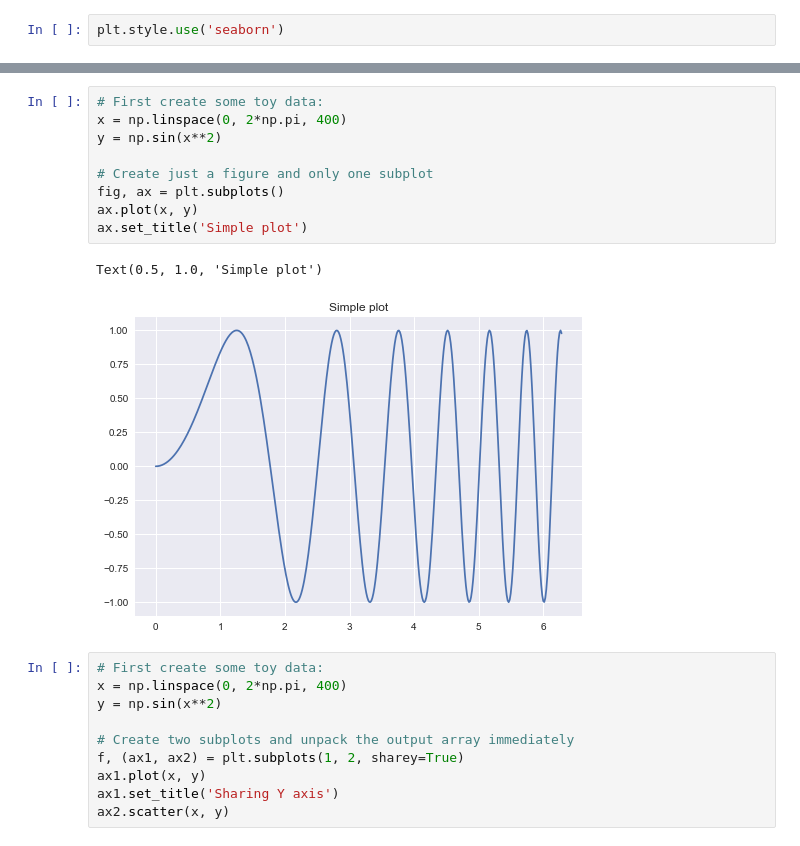
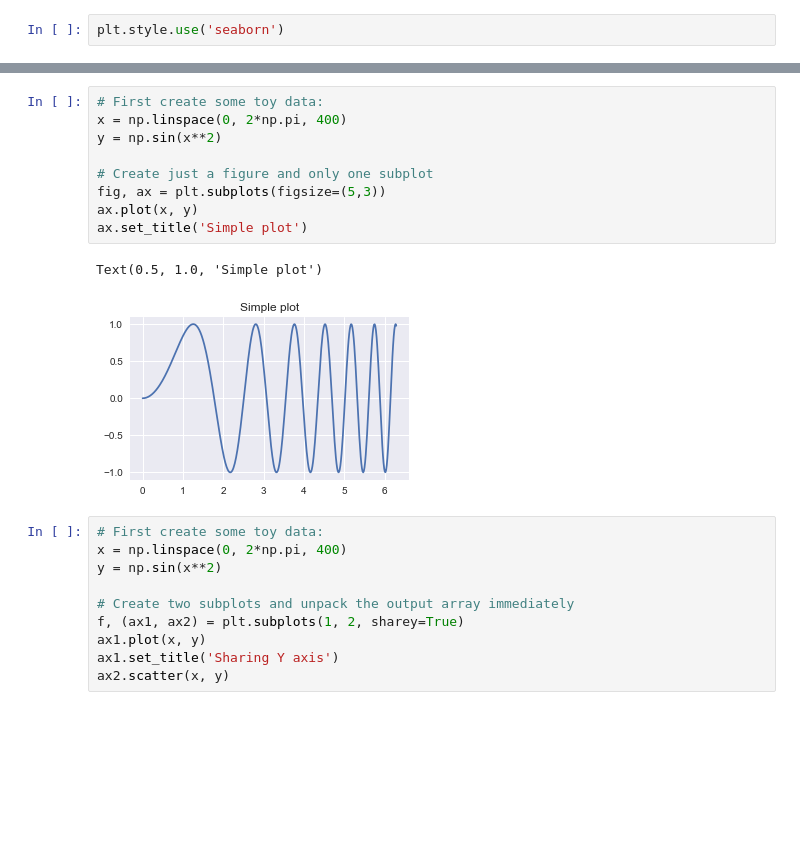
Before and after one commit to sakhawath19/Python, a Jupyter notebook: matplotlib/mat_subplots.ipynb, the cells around one changed output, grey strips where cells are left out. Cells and saved outputs as stored; diff of their text form; blank space fills up the shorter version.

```diff
--- a/matplotlib/mat_subplots.ipynb
+++ b/matplotlib/mat_subplots.ipynb
@@ -94,15 +114,15 @@ plt.show()
 # %%
 # First create some toy data:
 x = np.linspace(0, 2*np.pi, 400)
 y = np.sin(x**2)
 
 # Create just a figure and only one subplot
-fig, ax = plt.subplots()
+fig, ax = plt.subplots(figsize=(5,3))
 ax.plot(x, y)
 ax.set_title('Simple plot')
 # %% [output]
 Text(0.5, 1.0, 'Simple plot')
-[figure, old version]
+[figure, new version]
 # %%
 # First create some toy data:
 x = np.linspace(0, 2*np.pi, 400)
```
Also changed, not shown: parts of 12 cells of this notebook.
